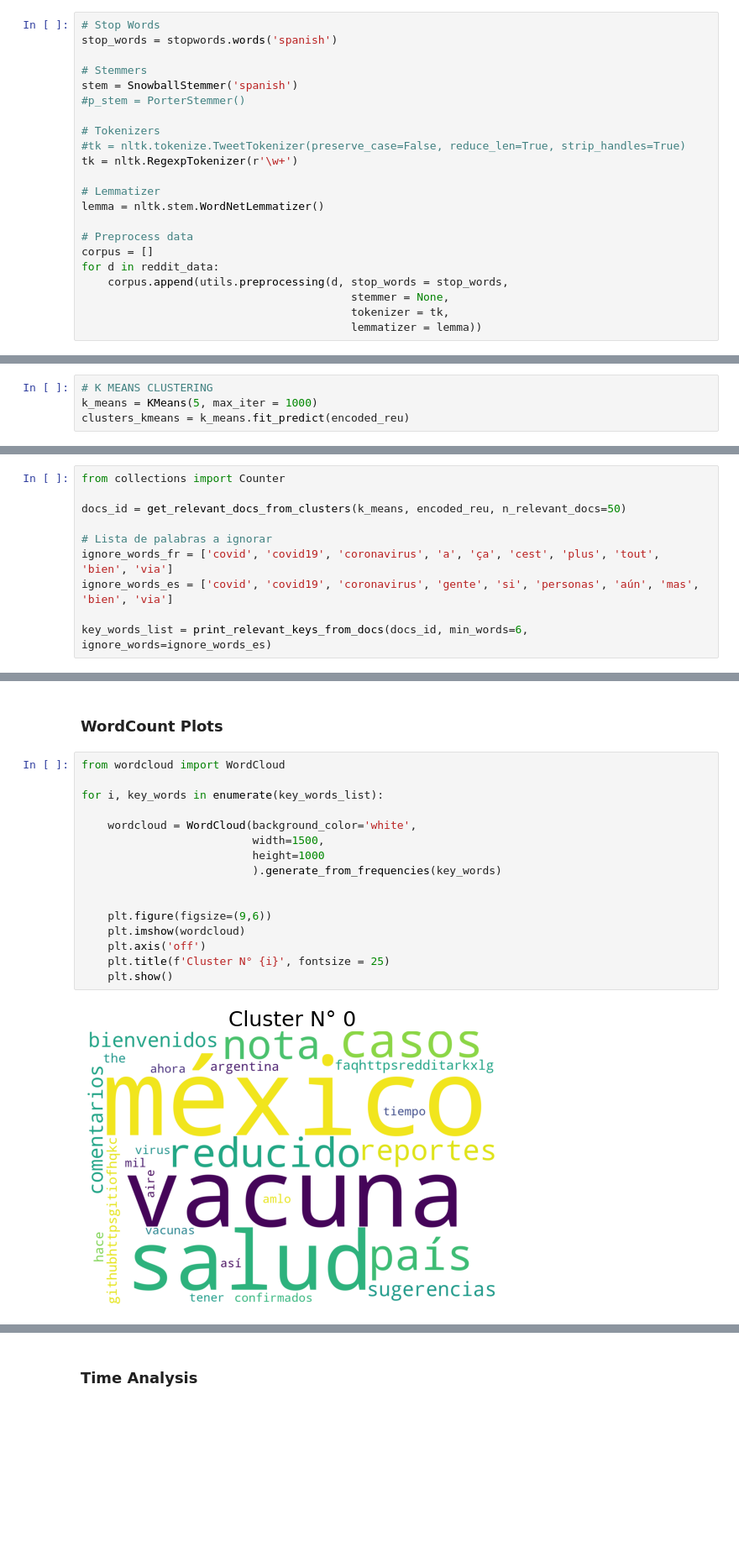
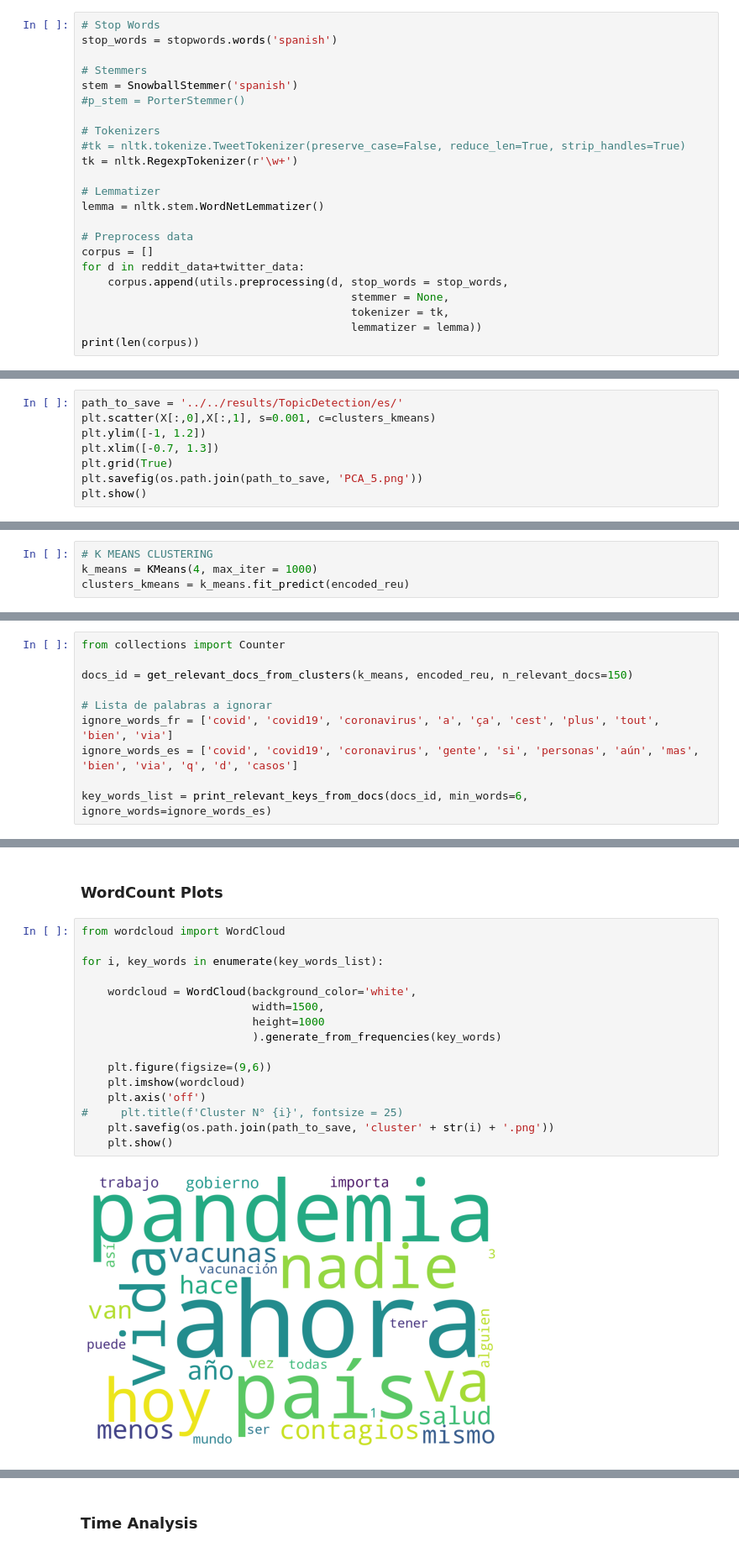
Before and after one commit to ISIS4221-JCN/Project, a Jupyter notebook: scripts/TopicDetection/Topic_Clustering.ipynb, the cells around one changed output, grey strips where cells are left out. Shown at 84% size. Cells and saved outputs as stored; diff of their text form; blank space fills up the shorter version.

```diff
--- a/scripts/TopicDetection/Topic_Clustering.ipynb
+++ b/scripts/TopicDetection/Topic_Clustering.ipynb
@@ -127,8 +127,9 @@ lemma = nltk.stem.WordNetLemmatizer()
 
 # Preprocess data
 corpus = []
-for d in reddit_data:
+for d in reddit_data+twitter_data:
     corpus.append(utils.preprocessing(d, stop_words = stop_words,
                                          stemmer = None,
                                          tokenizer = tk,
                                          lemmatizer = lemma))
+print(len(corpus))
@@ -250,3 +251,11 @@ encoded_reu = autoencoder.encoder(np.asarray(reu_embeddings)).numpy()
 # Principal component analysis for dim reduction (optional)
 pca = PCA(n_components=2)
 X = pca.fit_transform(encoded_reu)
+# %%
+path_to_save = '../../results/TopicDetection/es/'
+plt.scatter(X[:,0],X[:,1], s=0.001, c=clusters_kmeans)
+plt.ylim([-1, 1.2])
+plt.xlim([-0.7, 1.3])
+plt.grid(True)
+plt.savefig(os.path.join(path_to_save, 'PCA_5.png'))
+plt.show()
@@ -261,6 +273,6 @@ plt.show()
 # %%
 # K MEANS CLUSTERING
-k_means = KMeans(5, max_iter = 1000)
+k_means = KMeans(4, max_iter = 1000)
 clusters_kmeans = k_means.fit_predict(encoded_reu)
 # %%
 # AGGLOMERATIVE CLUSTERING
@@ -344,11 +356,11 @@ def print_relevant_keys_from_docs(docs_id, min_words=4, ignore_words=['covid', '
 # %%
 from collections import Counter
 
-docs_id = get_relevant_docs_from_clusters(k_means, encoded_reu, n_relevant_docs=50)
+docs_id = get_relevant_docs_from_clusters(k_means, encoded_reu, n_relevant_docs=150)
 
 # Lista de palabras a ignorar
 ignore_words_fr = ['covid', 'covid19', 'coronavirus', 'a', 'ça', 'cest', 'plus', 'tout', 'bien', 'via']
-ignore_words_es = ['covid', 'covid19', 'coronavirus', 'gente', 'si', 'personas', 'aún', 'mas', 'bien', 'via']
+ignore_words_es = ['covid', 'covid19', 'coronavirus', 'gente', 'si', 'personas', 'aún', 'mas', 'bien', 'via', 'q', 'd', 'casos']
 
 key_words_list = print_relevant_keys_from_docs(docs_id, min_words=6, ignore_words=ignore_words_es)
 # %% [output]
@@ -366,18 +374,18 @@ Cluster 4: Counter({'ser': 8, 'vacunas': 7, 'casos': 6})
 # %%
 from wordcloud import WordCloud
 
 for i, key_words in enumerate(key_words_list):
 
     wordcloud = WordCloud(background_color='white',
                           width=1500,
                           height=1000
                           ).generate_from_frequencies(key_words)
 
-
     plt.figure(figsize=(9,6))
     plt.imshow(wordcloud)
     plt.axis('off')
-    plt.title(f'Cluster N° {i}', fontsize = 25)
+#     plt.title(f'Cluster N° {i}', fontsize = 25)
+    plt.savefig(os.path.join(path_to_save, 'cluster' + str(i) + '.png'))
     plt.show()
 # %% [output]
-[figure, old version]
+[figure, new version]
```
Also changed, not shown: parts of 11 cells of this notebook, 9 other files.
